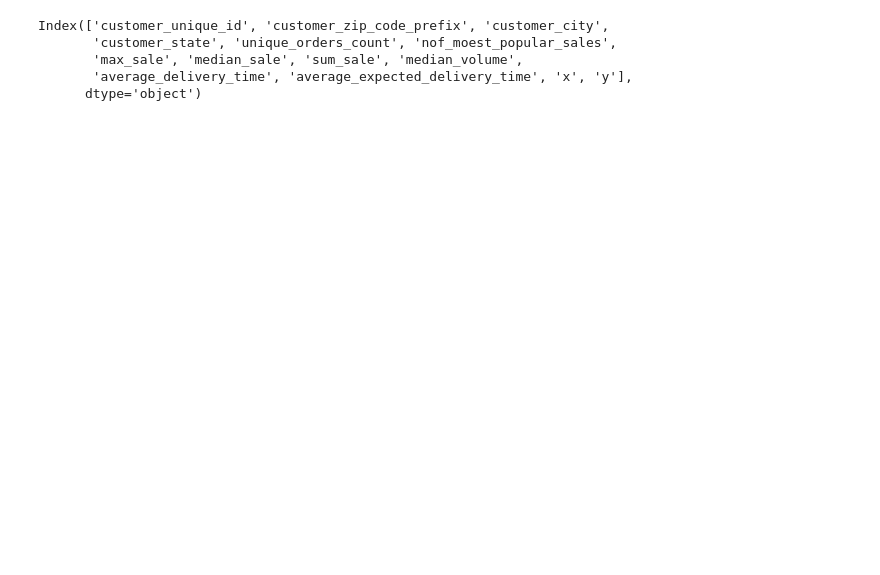
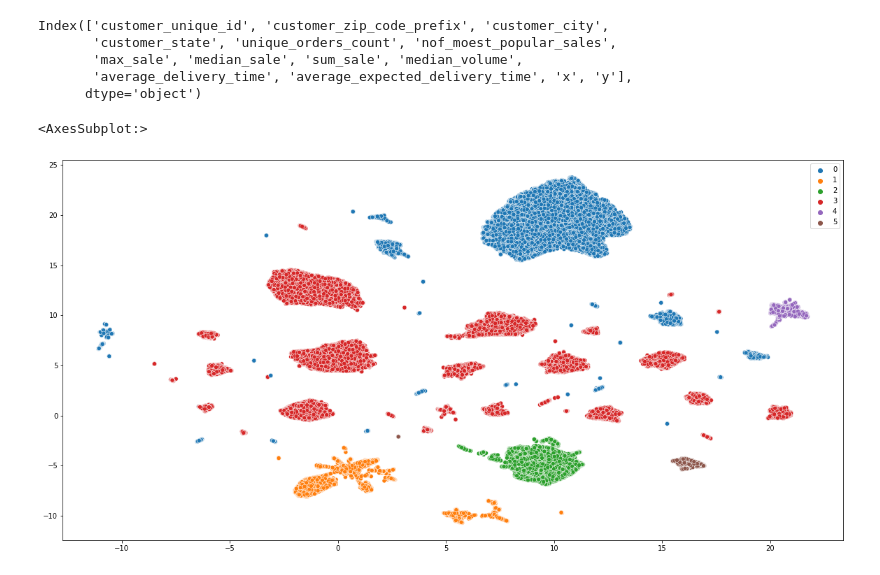
Before and after one commit to finloop/data-science-notebooks, a Jupyter notebook: e_commerce/e-commerce-anomaly-detection.ipynb, the cells around one changed output. Drawn from its saved outputs; the diff is of its cells as text; code cells hidden in the pictures; blank space fills up the shorter version.

Commit message:
add supervised UMAP

```diff
--- a/e_commerce/e-commerce-anomaly-detection.ipynb
+++ b/e_commerce/e-commerce-anomaly-detection.ipynb
@@ -322,3 +336,14 @@ Index(['customer_unique_id', 'customer_zip_code_prefix', 'customer_city',
        'max_sale', 'median_sale', 'sum_sale', 'median_volume',
        'average_delivery_time', 'average_expected_delivery_time', 'x', 'y'],
       dtype='object')
+# %%
+smapper = umap.UMAP().fit_transform(X, kmeans.labels_)
+# %%
+import matplotlib.pyplot as plt
+
+fig, ax = plt.subplots(figsize=(20,10))
+
+sns.scatterplot(x=smapper[:,0], y=smapper[:,1], hue=kmeans.labels_, palette=sns.color_palette("tab10", 6), ax=ax)
+# %% [output]
+<AxesSubplot:>
+[figure, added]
```
Also changed, not shown: parts of 16 cells of this notebook, 1 other file.
